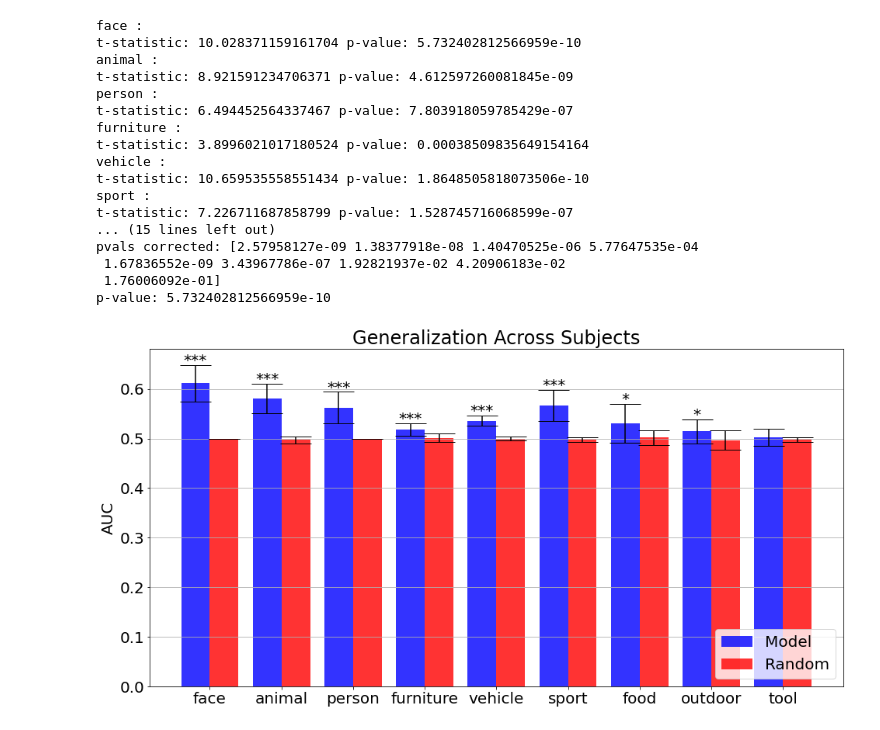
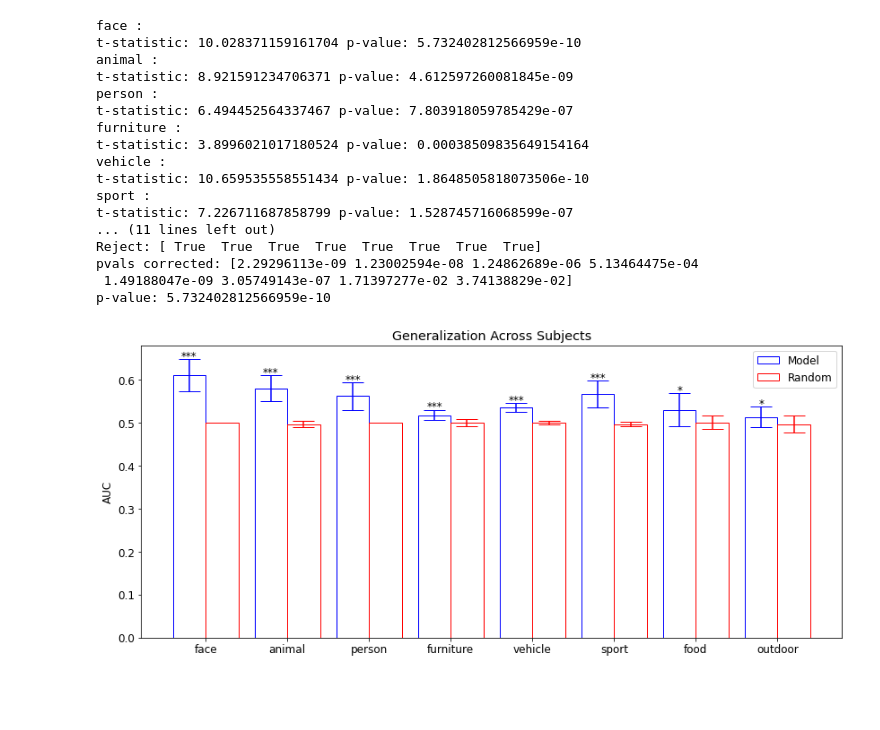
Before and after one commit to khademi/Neural-Decoding, a Jupyter notebook: result-sub-warped.ipynb, the cells around one changed output. Drawn from its saved outputs; the diff is of its cells as text; code cells hidden in the pictures; blank space fills up the shorter version.

```diff
--- a/result-sub-warped.ipynb
+++ b/result-sub-warped.ipynb
@@ -14,17 +14,17 @@ def process(categories, categories_rand, names):
 # %%
 # Build the plot
 def build_plot(CTEs, CTEs_rand, error, error_rand, x_pos, names, pvals_corrected, title, leg_loc):
-    plt.rc('font', size=20)
+    plt.rc('font', size=12)
     fig, ax = plt.subplots()
-    fig.set_size_inches(16, 8)
+    fig.set_size_inches(14, 6)
     plt.yticks(np.arange(0, 1, 0.1))
-    ax.bar(x_pos, CTEs, yerr=error, align='center', color='blue', alpha=0.8, ecolor='black', capsize=20, width=2)
-    ax.bar(x_pos+2, CTEs_rand, yerr=error_rand, align='center', color='red', alpha=0.8, ecolor='black', capsize=20, width=2)
+    ax.bar(x_pos, CTEs, yerr=error, align='center', color='white', alpha=1, ecolor='blue', capsize=12, width=2, edgecolor='blue')
+    ax.bar(x_pos+2, CTEs_rand, yerr=error_rand, align='center', color='white',alpha=1, ecolor='red', capsize=12, width=2, edgecolor='red')
     ax.set_ylabel('AUC')
     ax.set_xticks(x_pos+1)
     ax.set_xticklabels(names)
     ax.set_title(title)
-    ax.yaxis.grid(True)
+    #ax.yaxis.grid(True)
     ax.legend(['Model', 'Random'], loc=leg_loc)
     ax.patches
     i = 0
@@ -104,44 +104,44 @@ animal_rand = [0.5, 0.5, 0.5] + [0.48, 0.49, 0.51] + [0.5, 0.5, 0.5] + [0.49, 0.
 sport = [0.59, 0.63, 0.58] + [0.56, 0.57, 0.55] + [0.55, 0.61, 0.56] + [0.53, 0.51, 0.56]
 sport_rand = [0.5, 0.5, 0.5] + [0.5, 0.5, 0.5] + [0.49, 0.5, 0.5] + [0.49, 0.49, 0.5]
 food = [0.57, 0.56, 0.6] + [0.54, 0.58, 0.5] + [0.5, 0.5, 0.49] + [0.47, 0.52, 0.54]
 food_rand = [0.5, 0.5, 0.5] + [0.49, 0.5, 0.5] + [0.5, 0.53, 0.5] + [0.47, 0.5, 0.53]
 furniture = [0.53, 0.52, 0.52] + [0.53, 0.54, 0.5] + [0.51, 0.53, 0.5] + [0.52, 0.51, 0.51]
 furniture_rand = [0.5, 0.5, 0.5] + [0.5, 0.5, 0.5] + [0.52, 0.5, 0.51] + [0.48, 0.5, 0.5]
-tool = [0.52, 0.49, 0.51] + [0.51, 0.51, 0.51] + [0.47, 0.52, 0.52] + [0.48, 0.51, 0.48]
-tool_rand = [0.5, 0.5, 0.5] + [0.5, 0.5, 0.5] + [0.5, 0.5, 0.5] + [0.49, 0.49, 0.49]
+#tool = [0.52, 0.49, 0.51] + [0.51, 0.51, 0.51] + [0.47, 0.52, 0.52] + [0.48, 0.51, 0.48]
+#tool_rand = [0.5, 0.5, 0.5] + [0.5, 0.5, 0.5] + [0.5, 0.5, 0.5] + [0.49, 0.49, 0.49]
 
-names =['face', 'animal', 'person', 'furniture', 'vehicle', 'sport', 'food', 'outdoor', 'tool']
-sub = [face, animal, person, furniture, vehicle, sport, food, outdoor, tool]
-sub_rand = [face_rand, animal_rand, person_rand, furniture_rand, vehicle_rand, sport_rand, food_rand,outdoor_rand,tool_rand]
+names =['face', 'animal', 'person', 'furniture', 'vehicle', 'sport', 'food', 'outdoor']
+sub = [face, animal, person, furniture, vehicle, sport, food, outdoor]
+sub_rand = [face_rand, animal_rand, person_rand, furniture_rand, vehicle_rand, sport_rand, food_rand,outdoor_rand]
 
 categories, categories_rand = sub, sub_rand
 #categories, categories_rand = np.transpose(categories), np.transpose(categories_rand)
 CTEs, CTEs_rand, error, error_rand, x_pos = process(categories, categories_rand, names)
 pvals_corrected = ttest(names, categories, categories_rand)
 t_stat = stats.ttest_ind(sub[0], sub_rand[0]).statistic
 pval = stats.ttest_ind(sub[0], sub_rand[0]).pvalue / 2
 print("p-value:", pval)
 build_plot(CTEs, CTEs_rand, error, error_rand, x_pos, names, pvals_corrected,
-           'Generalization Across Subjects', 'lower right')
+           'Generalization Across Subjects', 'upper right')
 # %% [output]
 face :
 t-statistic: 10.028371159161704 p-value: 5.732402812566959e-10
 animal :
 t-statistic: 8.921591234706371 p-value: 4.612597260081845e-09
 person :
 t-statistic: 6.494452564337467 p-value: 7.803918059785429e-07
 furniture :
 t-statistic: 3.8996021017180524 p-value: 0.00038509835649154164
 vehicle :
 t-statistic: 10.659535558551434 p-value: 1.8648505818073506e-10
 sport :
 t-statistic: 7.226711687858799 p-value: 1.528745716068599e-07
-... (15 lines left out)
-pvals corrected: [2.57958127e-09 1.38377918e-08 1.40470525e-06 5.77647535e-04
- 1.67836552e-09 3.43967786e-07 1.92821937e-02 4.20906183e-02
- 1.76006092e-01]
+... (11 lines left out)
+Reject: [ True  True  True  True  True  True  True  True]
+pvals corrected: [2.29296113e-09 1.23002594e-08 1.24862689e-06 5.13464475e-04
+ 1.49188047e-09 3.05749143e-07 1.71397277e-02 3.74138829e-02]
 p-value: 5.732402812566959e-10
-[figure, old version]
+[figure, new version]
 # %%
 def build_subplot(categories, categories_rand, x_pos, names, title, leg_loc):
     plt.rc('font', size=16)
```
Also changed, not shown: parts of 1 cell of this notebook, 6 other files.
